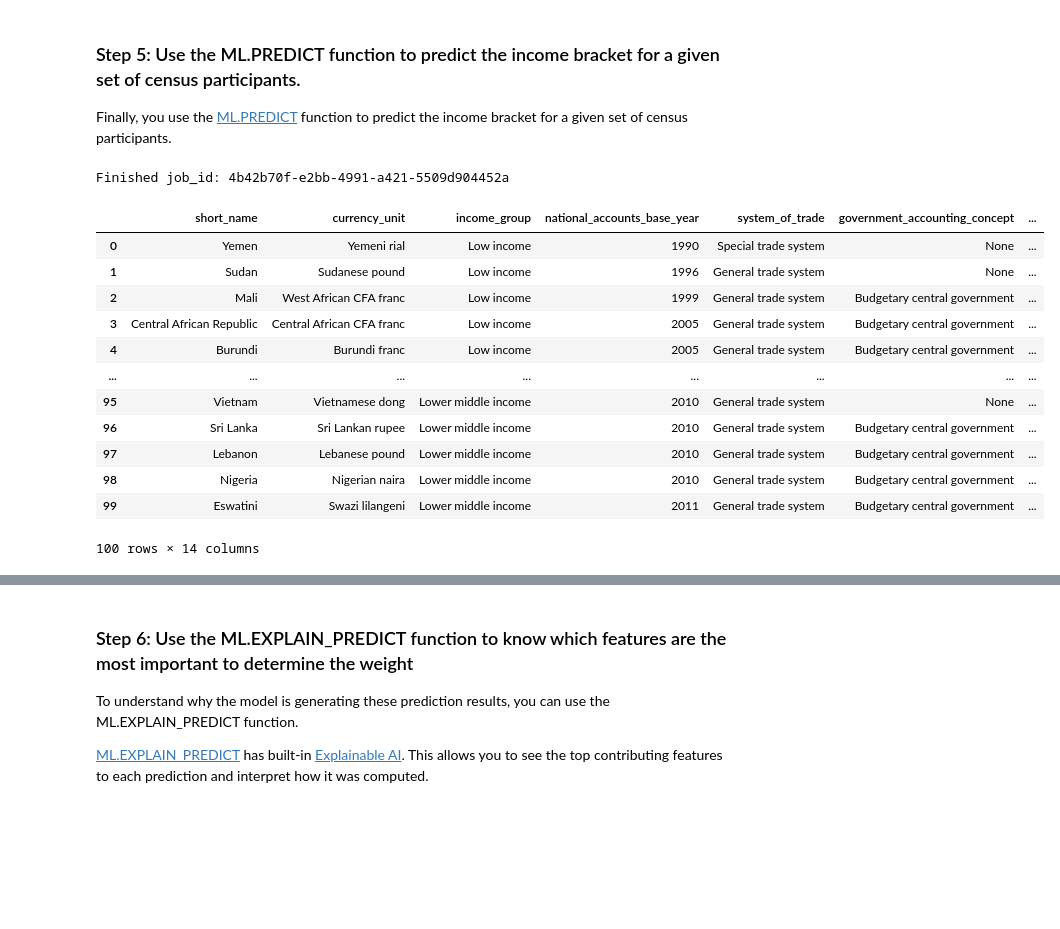
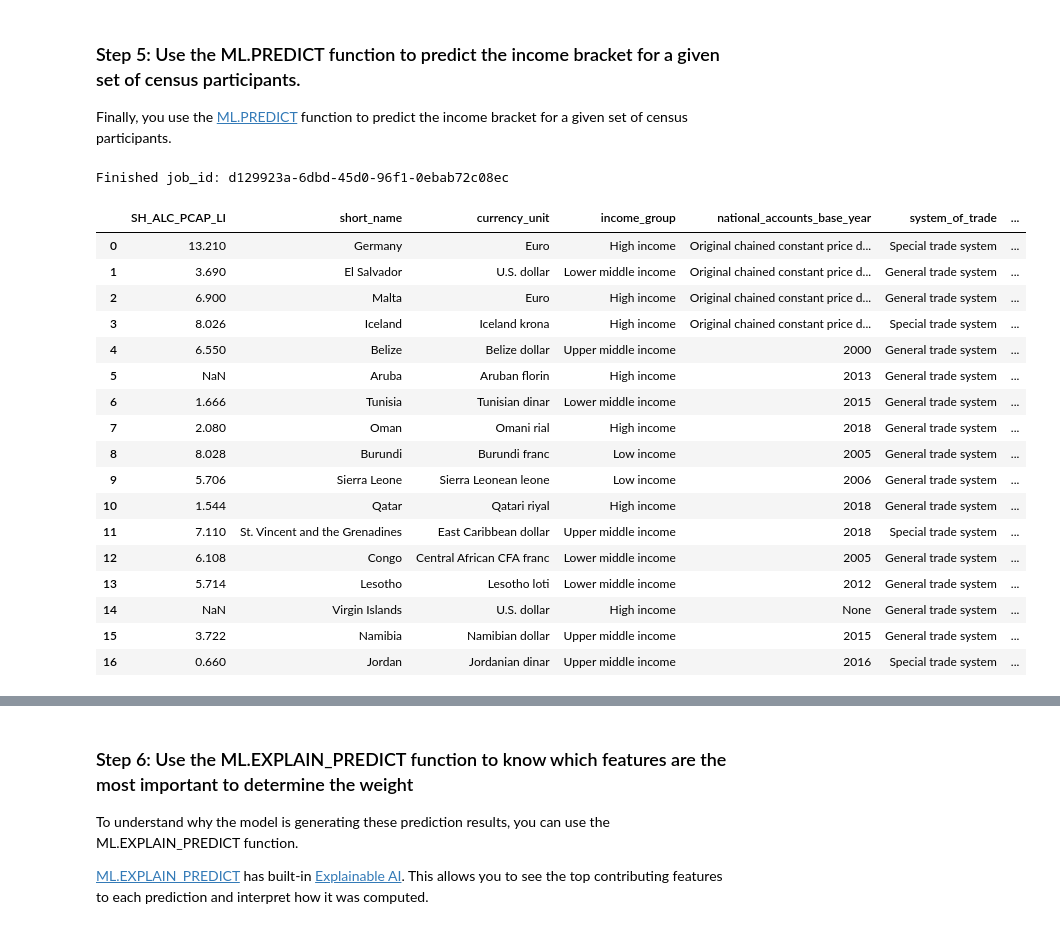
Before and after one commit to paulycloud/ml_portfolio, a Jupyter notebook: 02_BigQuery_ML/02_linear_regression/WordBank_Health_alcohol_consumption_prediction/index.ipynb, the cells around one changed output, grey strips where cells are left out. Cells and saved outputs as stored; diff of their text form; code cells hidden in the pictures; blank space fills up the shorter version.

```diff
--- a/02_BigQuery_ML/02_linear_regression/WordBank_Health_alcohol_consumption_prediction/index.ipynb
+++ b/02_BigQuery_ML/02_linear_regression/WordBank_Health_alcohol_consumption_prediction/index.ipynb
@@ -611,27 +629,32 @@ There are various metrics for linear regression and other model types (full list
 
 Finally, you use the [ML.PREDICT](https://cloud.google.com/bigquery-ml/docs/reference/standard-sql/bigqueryml-syntax-predict) function to predict the income bracket for a given set of census participants.
 # %%
-# Recap of what's in our view data.
+# Quick recap of the data we'll run predictions in our view data.
 
 # We can examine the view data using the sql below.
 sql_examine_view_data = f"""
-SELECT * FROM {BQ_DATASET_NAME}.input_view limit 100;
+SELECT * FROM {BQ_DATASET_NAME}.input_view  WHERE dataframe='prediction' limit 100;
 """
 
 run_bq_query(sql_examine_view_data)
 # %% [output]
-Finished job_id: 4b42b70f-e2bb-4991-a421-5509d904452a
+Finished job_id: d129923a-6dbd-45d0-96f1-0ebab72c08ec
-|  | short_name | currency_unit | income_group | national_accounts_base_year | system_of_trade | government_accounting_concept | ... |
-| 0 | Yemen | Yemeni rial | Low income | 1990 | Special trade system | None | ... |
-| 1 | Sudan | Sudanese pound | Low income | 1996 | General trade system | None | ... |
-| 2 | Mali | West African CFA franc | Low income | 1999 | General trade system | Budgetary central government | ... |
-| 3 | Central African Republic | Central African CFA franc | Low income | 2005 | General trade system | Budgetary central government | ... |
-| 4 | Burundi | Burundi franc | Low income | 2005 | General trade system | Budgetary central government | ... |
-| ... | ... | ... | ... | ... | ... | ... | ... |
-| 95 | Vietnam | Vietnamese dong | Lower middle income | 2010 | General trade system | None | ... |
-| 96 | Sri Lanka | Sri Lankan rupee | Lower middle income | 2010 | General trade system | Budgetary central government | ... |
-| 97 | Lebanon | Lebanese pound | Lower middle income | 2010 | General trade system | Budgetary central government | ... |
-| 98 | Nigeria | Nigerian naira | Lower middle income | 2010 | General trade system | Budgetary central government | ... |
-| 99 | Eswatini | Swazi lilangeni | Lower middle income | 2011 | General trade system | Budgetary central government | ... |
+|  | SH_ALC_PCAP_LI | short_name | currency_unit | income_group | national_accounts_base_year | system_of_trade | ... |
+| 0 | 13.210 | Germany | Euro | High income | Original chained constant price d... | Special trade system | ... |
+| 1 | 3.690 | El Salvador | U.S. dollar | Lower middle income | Original chained constant price d... | General trade system | ... |
+| 2 | 6.900 | Malta | Euro | High income | Original chained constant price d... | General trade system | ... |
+| 3 | 8.026 | Iceland | Iceland krona | High income | Original chained constant price d... | Special trade system | ... |
+| 4 | 6.550 | Belize | Belize dollar | Upper middle income | 2000 | General trade system | ... |
+| 5 | NaN | Aruba | Aruban florin | High income | 2013 | General trade system | ... |
+| 6 | 1.666 | Tunisia | Tunisian dinar | Lower middle income | 2015 | General trade system | ... |
+| 7 | 2.080 | Oman | Omani rial | High income | 2018 | General trade system | ... |
+| 8 | 8.028 | Burundi | Burundi franc | Low income | 2005 | General trade system | ... |
+| 9 | 5.706 | Sierra Leone | Sierra Leonean leone | Low income | 2006 | General trade system | ... |
+| 10 | 1.544 | Qatar | Qatari riyal | High income | 2018 | General trade system | ... |
+| 11 | 7.110 | St. Vincent and the Grenadines | East Caribbean dollar | Upper middle income | 2018 | Special trade system | ... |
+| 12 | 6.108 | Congo | Central African CFA franc | Lower middle income | 2005 | General trade system | ... |
+| 13 | 5.714 | Lesotho | Lesotho loti | Lower middle income | 2012 | General trade system | ... |
+| 14 | NaN | Virgin Islands | U.S. dollar | High income | None | General trade system | ... |
+| 15 | 3.722 | Namibia | Namibian dollar | Upper middle income | 2015 | General trade system | ... |
+| 16 | 0.660 | Jordan | Jordanian dinar | Upper middle income | 2016 | Special trade system | ... |
-100 rows × 14 columns
 # %%
```
Also changed, not shown: parts of 18 cells of this notebook, 1 other file.
